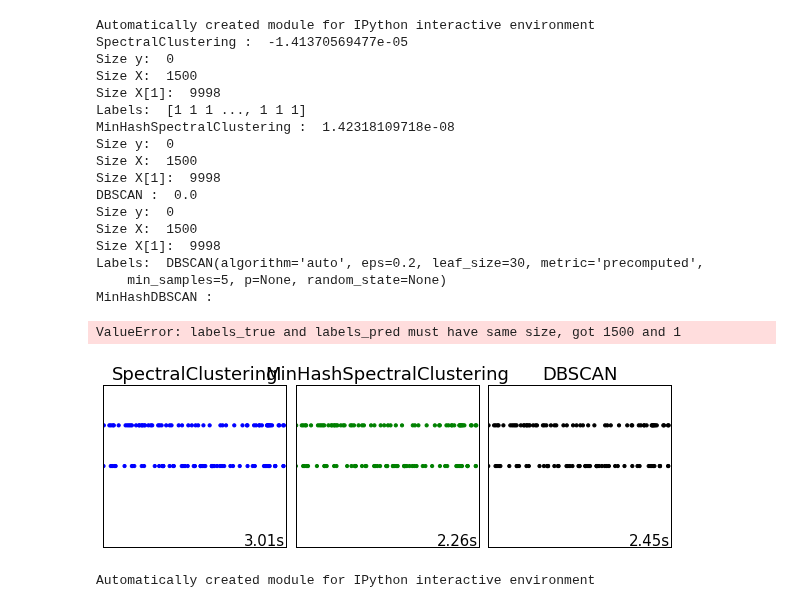
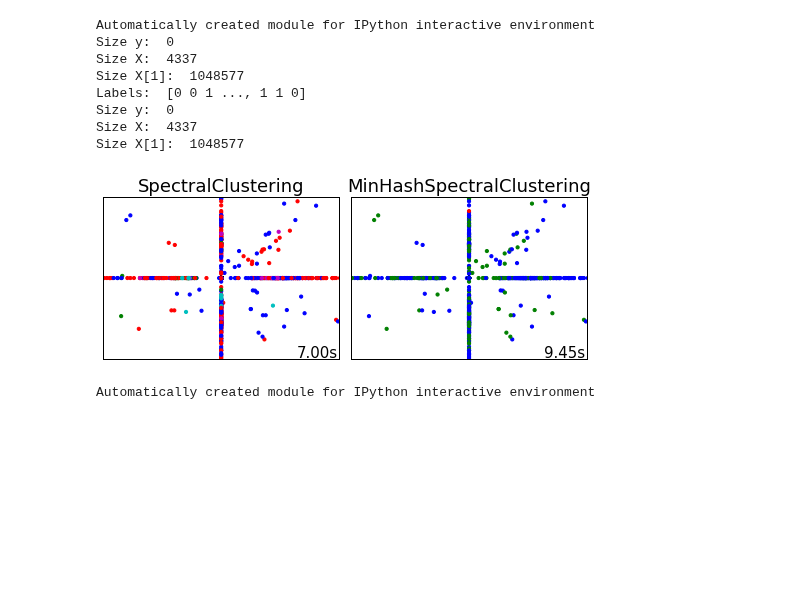
Before and after one commit to joachimwolff/sparse-neighbors-search, a Jupyter notebook: example/SpectralClustering.ipynb, the cells around one changed output. Drawn from its saved outputs; the diff is of its cells as text; code cells hidden in the pictures; blank space fills up the shorter version.

```diff
--- a/example/SpectralClustering.ipynb
+++ b/example/SpectralClustering.ipynb
@@ -72,8 +72,10 @@ np.random.seed(0)
 colors = np.array([x for x in 'bgrcmykbgrcmykbgrcmykbgrcmyk'])
 colors = np.hstack([colors] * 20)
 
+# clustering_names = [
+#     'SpectralClustering', 'MinHashSpectralClustering', 'DBSCAN', 'MinHashDBSCAN']
 clustering_names = [
-    'SpectralClustering', 'MinHashSpectralClustering', 'DBSCAN', 'MinHashDBSCAN']
+    'SpectralClustering', 'MinHashSpectralClustering']
 
 plt.figure(figsize=(len(clustering_names) * 2 + 3, 9.5))
 plt.subplots_adjust(left=.02, right=.98, bottom=.001, top=.96, wspace=.05,
@@ -84,7 +86,8 @@ plot_num = 1
 # datasets = [noisy_circles, noisy_moons, blobs, no_structure]
 #for i_dataset, dataset in enumerate(datasets):
 #X, y = dataset
-X = data_sparse
+# X = data_sparse
+X = datasetBursi
 # normalize dataset for easier parameter selection
 #X = StandardScaler().fit_transform(X)
 
@@ -99,13 +102,13 @@ connectivity = 0.5 * (connectivity + connectivity.T)
 # create clustering estimators
 #ms = cluster.MeanShift(bandwidth=bandwidth, bin_seeding=True)
 two_means = cluster.MiniBatchKMeans(n_clusters=2)
-ward = cluster.AgglomerativeClustering(n_clusters=2, linkage='ward',
+ward = cluster.AgglomerativeClustering(n_clusters=5, linkage='ward',
                                        connectivity=connectivity)
-spectral = cluster.SpectralClustering(n_clusters=2,
+spectral = cluster.SpectralClustering(n_clusters=5,
                                       eigen_solver='arpack',
-                                      affinity="nearest_neighbors", n_neighbors=4)
-minHashSpectral = MinHashSpectralClustering(n_clusters=2,
-                                      eigen_solver='arpack', n_neighbors=4)
+                                      affinity="nearest_neighbors", n_neighbors=10)
+minHashSpectral = MinHashSpectralClustering(n_clusters=5,
+                                      eigen_solver='arpack', n_neighbors=10)
 
 dbscanMinHash = MinHashDBSCAN(eps=.2)
 dbscan = cluster.DBSCAN(eps=.2, metric="euclidean")
@@ -121,7 +124,8 @@ birch = cluster.Birch(n_clusters=2)
 # clustering_algorithms = [
 #     two_means, affinity_propagation, spectral, minHashSpectral, ward, average_linkage,
 #     dbscan, birch]
-clustering_algorithms=[spectral, minHashSpectral, dbscan, dbscanMinHash]
+# clustering_algorithms=[spectral, minHashSpectral, dbscan, dbscanMinHash]
+clustering_algorithms=[spectral, minHashSpectral]
 
 #print "X: ", X
 list_y = []
@@ -160,7 +164,7 @@ for name, algorithm in zip(clustering_names, clustering_algorithms):
 
 #     print "y_pred: ", y_pred
 #     print "y_true: ", y_true
-    print name, ": ", adjusted_rand_score(y_true, y_pred)
+#     print name, ": ", adjusted_rand_score(y_true, y_pred)
 #     result.append(y_pred)
     # plot
     plt.subplot(4, len(clustering_algorithms), plot_num)
@@ -169,51 +173,41 @@ for name, algorithm in zip(clustering_names, clustering_algorithms):
     plt.title(name, size=18)
 #     print "X[:, 0]", X[:, 0]
 #     print "X[:, 1]", X[:, 1]
 #     print "colors: ", colors
 #     print 'colors[y_pred]: ', colors[y_pred]
 #     print "colors[y_pred].tolist(): ", colors[y_pred].tolist
     print "Size y: ", len(list_y)
     print "Size X: ", X.shape[0]
     print "Size X[1]: ", X.shape[1]
-    plt.scatter(x, y_true, color=colors[y_pred].tolist(), s=10)
+    plt.scatter(x, y, color=colors[y_pred].tolist(), s=10)
 
 #     if hasattr(algorithm, 'cluster_centers_'):
 #         centers = algorithm.cluster_centers_
 #         center_colors = colors[:len(centers)]
 #         plt.scatter(centers[:, 0], centers[:, 1], s=100, c=center_colors)
     plt.xlim(-2, 2)
     plt.ylim(-2, 2)
     plt.xticks(())
     plt.yticks(())
     plt.text(.99, .01, ('%.2fs' % (t1 - t0)).lstrip('0'),
              transform=plt.gca().transAxes, size=15,
              horizontalalignment='right')
     plot_num += 1
 
 plt.show()
 # print y
 # print y_pred
-print adjusted_rand_score(y_true, y_pred)
+# print adjusted_rand_score(y_true, y_pred)
 # %% [output]
 Automatically created module for IPython interactive environment
-SpectralClustering :  -1.41370569477e-05
 Size y:  0
-Size X:  1500
-Size X[1]:  9998
-Labels:  [1 1 1 ..., 1 1 1]
-MinHashSpectralClustering :  1.42318109718e-08
+Size X:  4337
+Size X[1]:  1048577
+Labels:  [0 0 1 ..., 1 1 0]
 Size y:  0
-Size X:  1500
-Size X[1]:  9998
-DBSCAN :  0.0
-Size y:  0
-Size X:  1500
-Size X[1]:  9998
-Labels:  DBSCAN(algorithm='auto', eps=0.2, leaf_size=30, metric='precomputed',
-    min_samples=5, p=None, random_state=None)
-MinHashDBSCAN :
+Size X:  4337
+Size X[1]:  1048577
-ValueError: labels_true and labels_pred must have same size, got 1500 and 1
-[figure, old version]
+[figure, new version]
 # %%
 print(__doc__)
 
```
